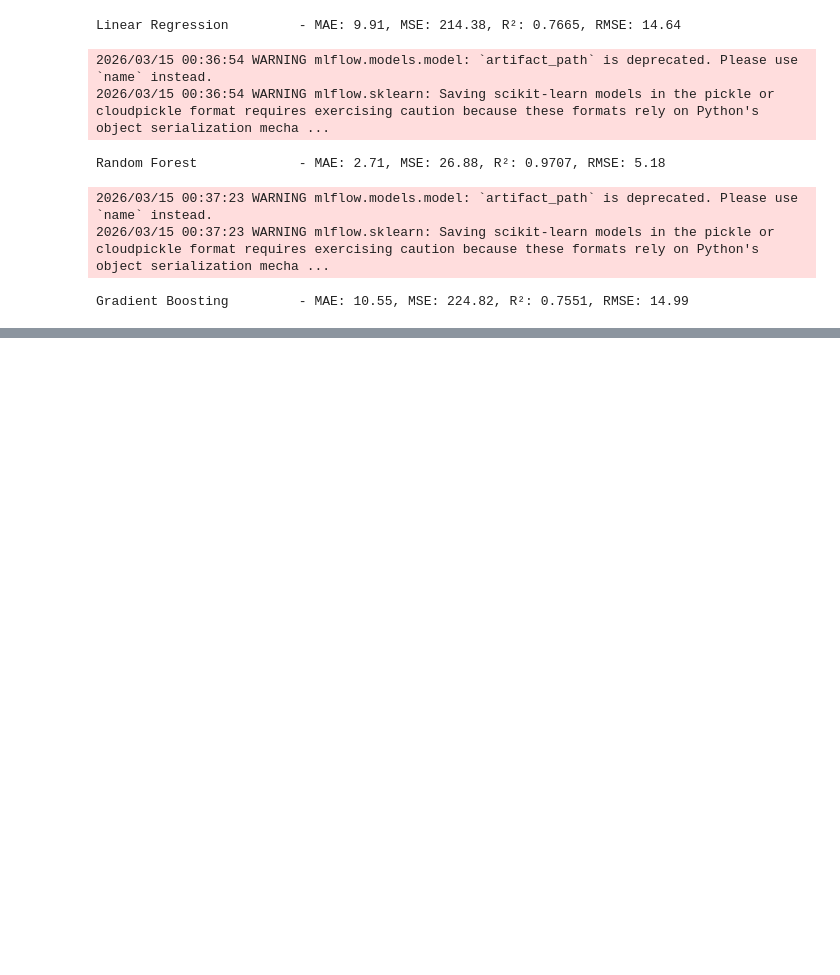
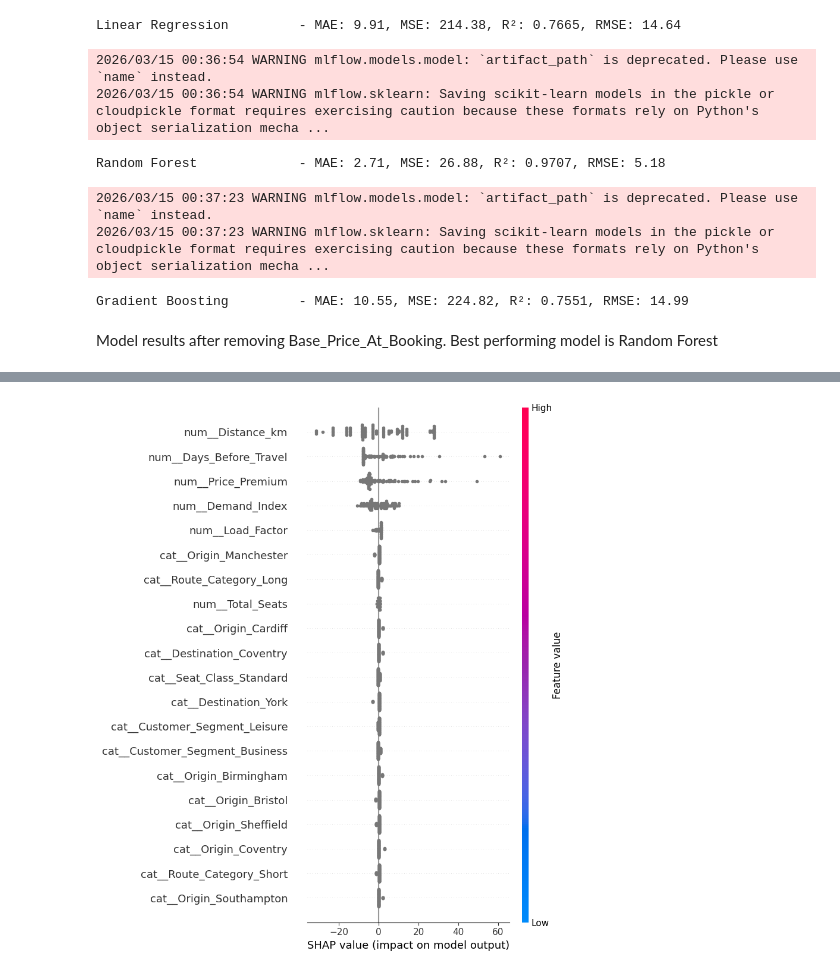
Before and after one commit to michizler/voyage-rails-analytics, a Jupyter notebook: preprocessing/clean.ipynb, the cells around one changed output, grey strips where cells are left out. Drawn from its saved outputs; the diff is of its cells as text; code cells hidden in the pictures; blank space fills up the shorter version.

```diff
--- a/preprocessing/clean.ipynb
+++ b/preprocessing/clean.ipynb
@@ -648,3 +629,36 @@ Random Forest             - MAE: 2.71, MSE: 26.88, R²: 0.9707, RMSE: 5.18
 2026/03/15 00:37:23 WARNING mlflow.models.model: `artifact_path` is deprecated. Please use `name` instead.
 2026/03/15 00:37:23 WARNING mlflow.sklearn: Saving scikit-learn models in the pickle or cloudpickle format requires exercising caution because these formats rely on Python's object serialization mecha ...
 Gradient Boosting         - MAE: 10.55, MSE: 224.82, R²: 0.7551, RMSE: 14.99
+# %% [markdown]
+Model results after removing Base_Price_At_Booking. Best performing model is Random Forest
+# %%
+import shap
+
+with mlflow.start_run(run_name="Linear Regression Model V3 - SHAP Analysis"):
+    lr_pipeline.fit(X_train, y_train)
+    lr_pred = lr_pipeline.predict(X_test)
+
+    mae = mean_absolute_error(y_test, lr_pred)
+    mse = mean_squared_error(y_test, lr_pred)
+    r2 = r2_score(y_test, lr_pred)
+    rmse = np.sqrt(mse)
+
+    mlflow.log_metric("mean_absolute_error", mae)
+    mlflow.log_metric("mean_squared_error", mse)
+    mlflow.log_metric("r2_score", r2)
+    mlflow.log_metric("root_mean_squared_error", rmse)
+
+    mlflow.log_param("train_set", X_train.columns)
+    mlflow.sklearn.log_model(lr_pipeline, "linear_model")
+
+    # SHAP implementation
+    xtest_transformed = preprocessor.transform(X_test[:100])  # Transform the first 100 samples for SHAP analysis
+    features_names = preprocessor.get_feature_names_out()
+    explainer = shap.LinearExplainer(lr_pipeline.named_steps['regressor'], xtest_transformed, feature_names=features_names)
+    shap_values = explainer.shap_values(xtest_transformed)
+
+    shap.summary_plot(shap_values, xtest_transformed, feature_names=features_names)
+    plt.savefig("shap_summary_plot.png")
+    mlflow.log_artifact("shap_summary_plot.png")
+    plt.close()
+# %% [output]
@@ -650,0 +667 @@ Gradient Boosting         - MAE: 10.55, MSE: 224.82, R²: 0.7551, RMSE: 14.99
+[figure, added]
```
Also changed, not shown: parts of 3 cells of this notebook, 2 other files.
